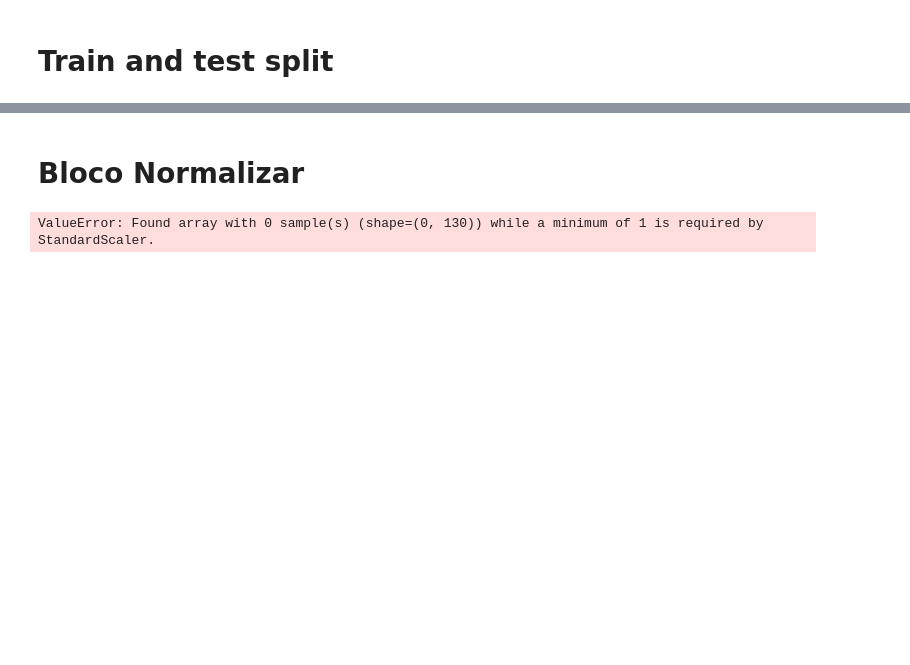
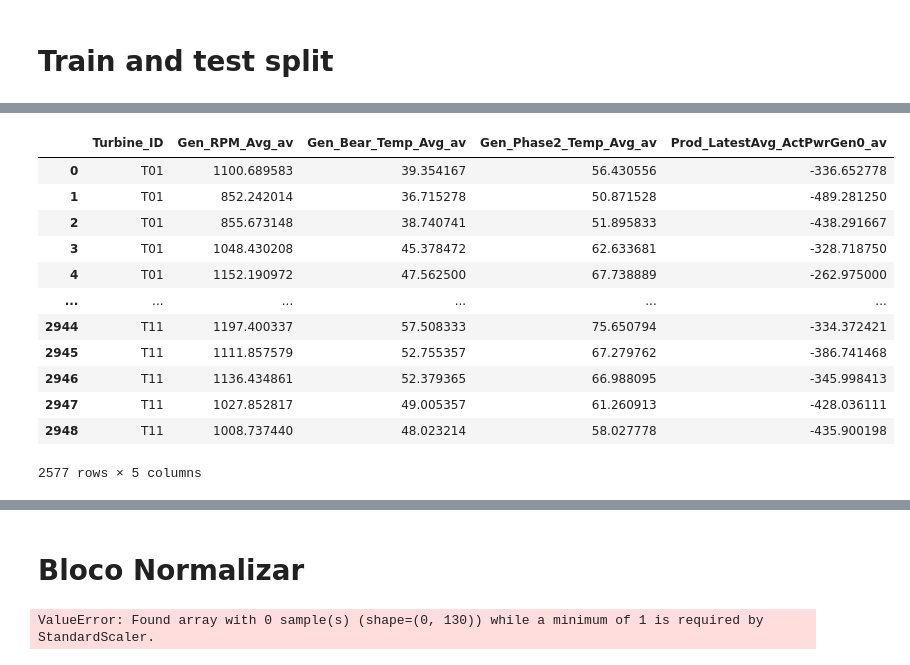
Before and after one commit to RicardoJPedro82/wmillfailprev, a Jupyter notebook: notebooks/Miguel_v2_Data_prep_clean.ipynb, the cells around one changed output, grey strips where cells are left out. Saved outputs shown, nothing was run; the diff lists cells and outputs as text; code cells hidden in the pictures; blank space fills up the shorter version.

```diff
--- a/notebooks/Miguel_v2_Data_prep_clean.ipynb
+++ b/notebooks/Miguel_v2_Data_prep_clean.ipynb
@@ -407,0 +427,16 @@ df_train_gearbox=pd.concat([train_part_1, df_test_gearbox_aux])
+# %%
+df_train_generator_teste
+# %% [output]
+|  | Turbine_ID | Gen_RPM_Avg_av | Gen_Bear_Temp_Avg_av | Gen_Phase2_Temp_Avg_av | Prod_LatestAvg_ActPwrGen0_av |
+| 0 | T01 | 1100.689583 | 39.354167 | 56.430556 | -336.652778 |
+| 1 | T01 | 852.242014 | 36.715278 | 50.871528 | -489.281250 |
+| 2 | T01 | 855.673148 | 38.740741 | 51.895833 | -438.291667 |
+| 3 | T01 | 1048.430208 | 45.378472 | 62.633681 | -328.718750 |
+| 4 | T01 | 1152.190972 | 47.562500 | 67.738889 | -262.975000 |
+| ... | ... | ... | ... | ... | ... |
+| 2944 | T11 | 1197.400337 | 57.508333 | 75.650794 | -334.372421 |
+| 2945 | T11 | 1111.857579 | 52.755357 | 67.279762 | -386.741468 |
+| 2946 | T11 | 1136.434861 | 52.379365 | 66.988095 | -345.998413 |
+| 2947 | T11 | 1027.852817 | 49.005357 | 61.260913 | -428.036111 |
+| 2948 | T11 | 1008.737440 | 48.023214 | 58.027778 | -435.900198 |
+2577 rows × 5 columns
```
Also changed, not shown: parts of 35 cells of this notebook, 1 other file.
